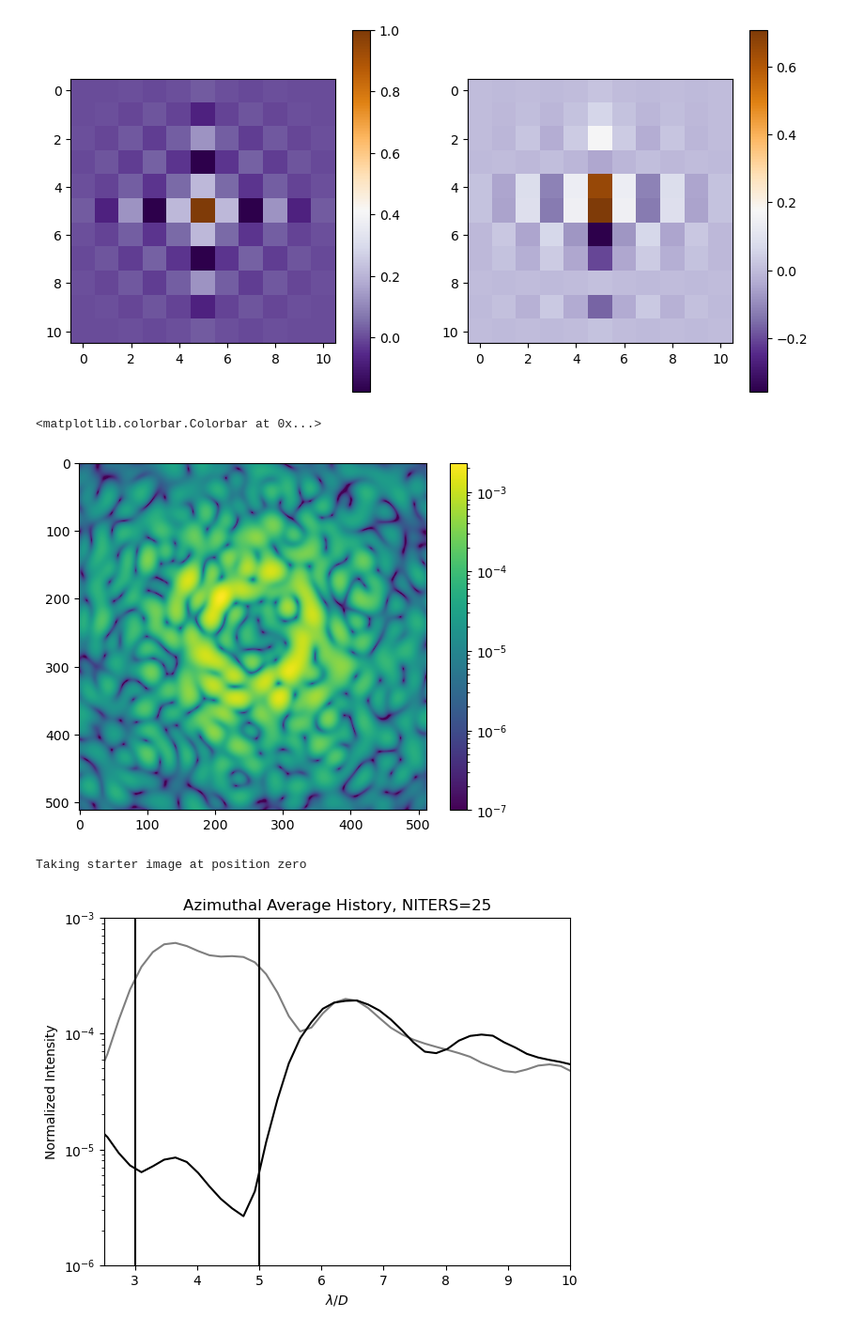
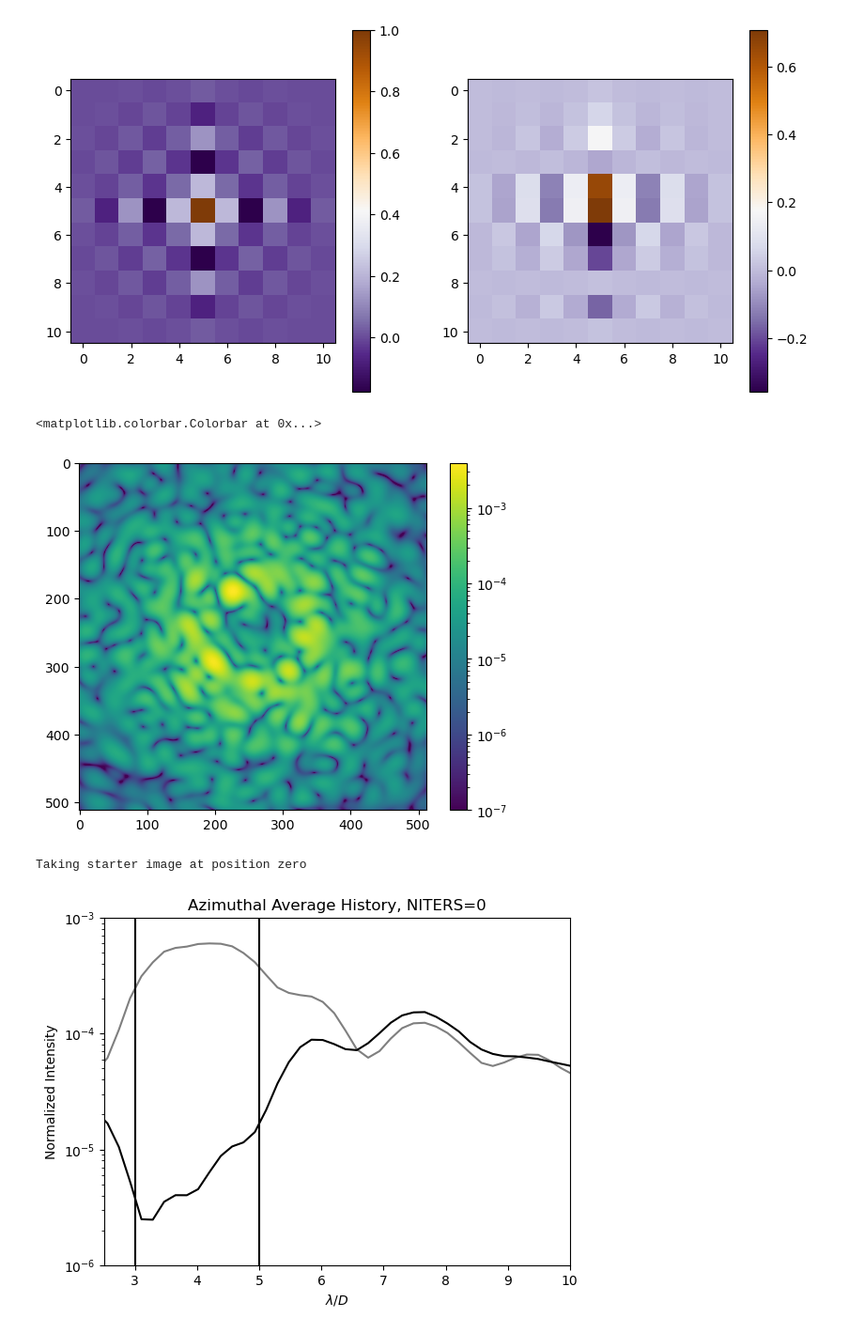
Before and after one commit to Jashcraf/poi, a Jupyter notebook: compare_specklenulling_algos.ipynb, the cells around one changed output. Shown at 94% size. Drawn from its saved outputs; the diff is of its cells as text; code cells hidden in the pictures.

```diff
--- a/compare_specklenulling_algos.ipynb
+++ b/compare_specklenulling_algos.ipynb
@@ -106,28 +108,37 @@ rho, psi = cart_to_polar(u, v)
 dark_hole = np.zeros_like(u)
 IWA = 3
 OWA = 5
+CORO_IWA = 3
 dark_hole[rho < OWA] = 1
 dark_hole[rho < IWA] = 0
 dark_hole[psi < -np.pi / 4] = 0
 dark_hole[psi > np.pi / 4] = 0
 
 FPM = np.ones_like(u)
-FPM[ rho < IWA] = 0
+FPM[ rho < CORO_IWA] = 0
 
 focal_intensity = np.abs(focal)**2
 
 plt.figure(figsize=[15,3])
 plt.subplot(141)
 plt.imshow(A, cmap='gray')
+plt.xticks([],[])
+plt.yticks([],[])
 plt.title('Telescope Aperture')
 plt.subplot(142)
 plt.imshow(FPM, cmap='gray')
 plt.title('Focal Plane Mask')
+plt.xticks([],[])
+plt.yticks([],[])
 plt.subplot(143)
 plt.imshow(LS, cmap='gray')
 plt.title('Lyot Stop')
+plt.xticks([],[])
+plt.yticks([],[])
 plt.subplot(144)
 plt.imshow(dark_hole, cmap='gray')
 plt.title('Dark Hole')
+plt.xticks([],[])
+plt.yticks([],[])
 plt.show()
 # %% [output]
@@ -295,13 +242,13 @@ for _ in range(MAX_ITERS):
 plt.figure()
 plt.title(f"Azimuthal Average History, NITERS={MAX_ITERS}")
 for i, pro in enumerate(profiles):
-    plt.plot(bins * sn.image_dx_lamD, pro / ref_contrast, color="k", alpha=(1/MAX_ITERS)*(i))
+    plt.plot(bins * sn.image_dx_lamD, pro / ref_contrast, color="k", alpha=(1/MAX_ITERS)*(i+1))
 plt.yscale("log")
 plt.ylabel("Normalized Intensity")
 plt.xlabel(r"$\lambda / D$")
 plt.vlines(IWA, ymin=1e-7, ymax=1e-2, colors="k")
 plt.vlines(OWA, ymin=1e-7, ymax=1e-2, colors="k")
-plt.ylim([1e-5, 1e-3])
+plt.ylim([1e-6, 1e-3])
 plt.xlim([2.5, 10])
 plt.show()
 # %% [output]
@@ -374,7 +365,7 @@ plt.imshow(snap_image() / ref_contrast, norm=LogNorm(vmin=1e-7))
 plt.colorbar()
 # %% [output]
 <matplotlib.colorbar.Colorbar at 0x...>
-[figure, old version]
+[figure, new version]
 # %%
 from poi.efc import iEFC
 
@@ -407,17 +398,17 @@ for i in range(1):
 Taking starter image at position zero
 # %%
 plt.figure()
-plt.title(f"Azimuthal Average History, NITERS={MAX_ITERS}")
+plt.title(f"Azimuthal Average History, NITERS={i}")
 starter_pro, bins = azimuthal_average(iefc.images[0])
 plt.plot(bins * sn.image_dx_lamD, starter_pro, color="k", alpha=1/2)
 plt.plot(bins * sn.image_dx_lamD, pro, color="k", alpha=1)
 plt.yscale("log")
 plt.ylabel("Normalized Intensity")
 plt.xlabel(r"$\lambda / D$")
 plt.vlines(IWA, ymin=1e-7, ymax=1e-2, colors="k")
 plt.vlines(OWA, ymin=1e-7, ymax=1e-2, colors="k")
 plt.ylim([1e-6, 1e-3])
 plt.xlim([2.5, 10])
 plt.show()
 # %% [output]
-[figure, old version]
+[figure, new version]
```
Also changed, not shown: parts of 13 cells of this notebook, 2 other files.
